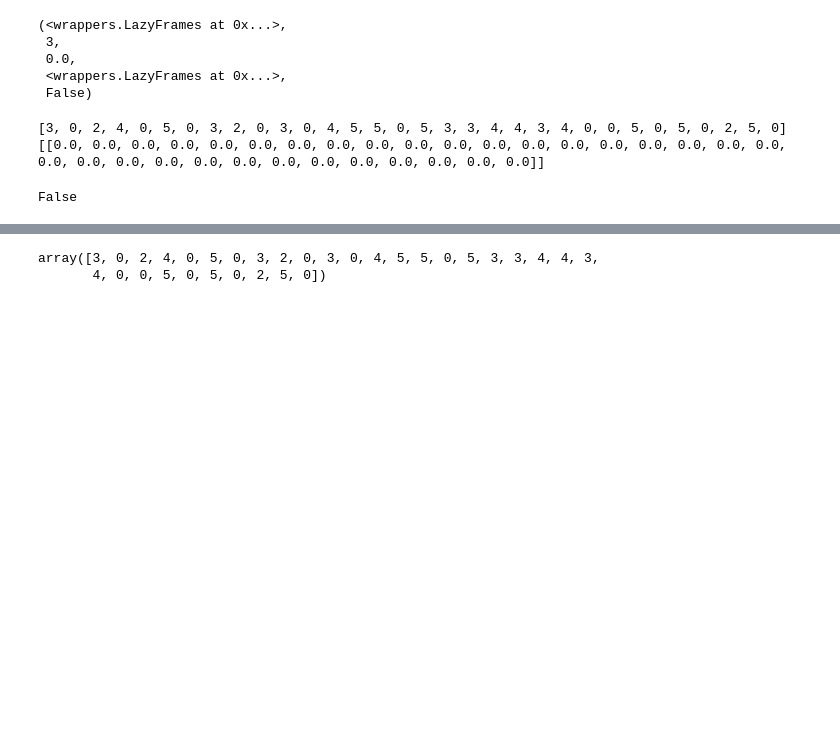
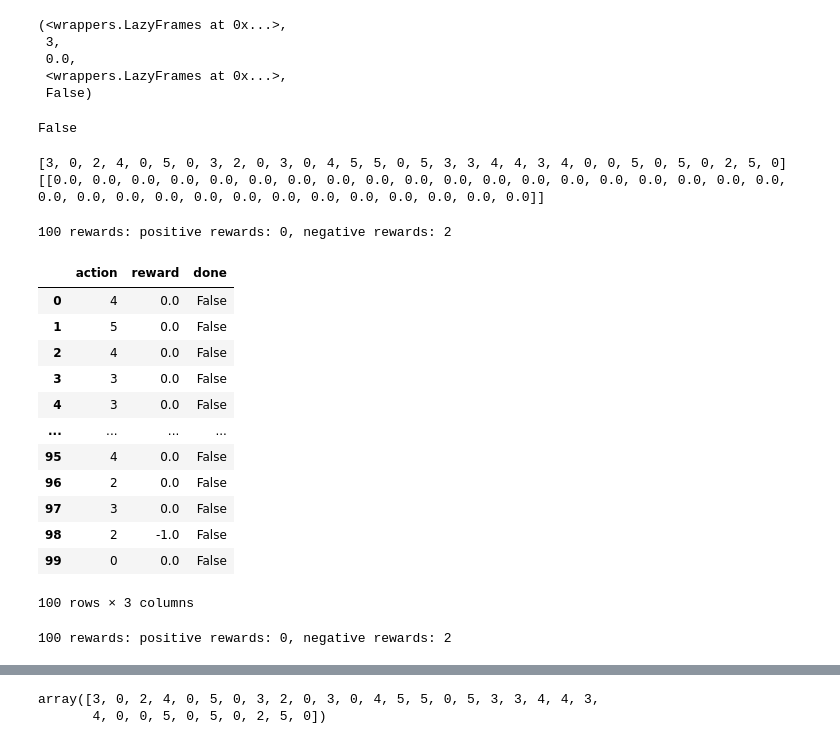
Before and after one commit to subrockmann/RL_playing_pong, a Jupyter notebook: OpenAI Gym- Pong.ipynb, the cells around one changed output, grey strips where cells are left out. Saved outputs shown, nothing was run; the diff lists cells and outputs as text; code cells hidden in the pictures; blank space fills up the shorter version.

Commit message:
feat: added replay buffer statistics

```diff
--- a/OpenAI Gym- Pong.ipynb
+++ b/OpenAI Gym- Pong.ipynb
@@ -256,3 +257,13 @@ print(action)
+# %%
+def data_stats(batch_actions, batch_rewards, batch_dones):
+    buffer_data = list(zip(batch_actions, batch_rewards, batch_dones))
+    df = pd.DataFrame(buffer_data, columns =["action", "reward", "done"])
+    num_neg_rewards = len(df[df["reward"] == -1])
+    num_zero_rewards = len(df[df["reward"] == 0])
+    num_pos_rewards = len(df[df["reward"] == 1])
+    print(f"{num_neg_rewards + num_pos_rewards+ num_zero_rewards} rewards: positive rewards: {num_pos_rewards}, negative rewards: {num_neg_rewards}")
+
+    return df, num_neg_rewards, num_zero_rewards, num_pos_rewards
 # %%
 n_actions = 6
 input_size = (84,84,4)
@@ -569 +663,3 @@ targe
 KeyboardInterrupt:
+# %%
+df, _,_,_ =agent.replay_buffer_stats()
@@ -569,0 +668,3 @@ KeyboardInterrupt:
+# %%
+reward_index = list(df.loc[(df.reward == -1) | (df.reward == 1)].index)
+reward_index
@@ -569,0 +681,3 @@ KeyboardInterrupt:
+# %%
+for index in reward_index:
+    agent.reward_replay_buffer.append(agent.replay_buffer[index])
@@ -589,14 +716,6 @@ batch[0]
  0.0,
  <wrappers.LazyFrames at 0x...>,
  False)
-# %%
-action_batch = [item[1] for item in batch]
-print(action_batch)
-reward_batch =[[item[2] for item in batch]]
-print(reward_batch)
-# %% [output]
-[3, 0, 2, 4, 0, 5, 0, 3, 2, 0, 3, 0, 4, 5, 5, 0, 5, 3, 3, 4, 4, 3, 4, 0, 0, 5, 0, 5, 0, 2, 5, 0]
-[[0.0, 0.0, 0.0, 0.0, 0.0, 0.0, 0.0, 0.0, 0.0, 0.0, 0.0, 0.0, 0.0, 0.0, 0.0, 0.0, 0.0, 0.0, 0.0, 0.0, 0.0, 0.0, 0.0, 0.0, 0.0, 0.0, 0.0, 0.0, 0.0, 0.0, 0.0, 0.0]]
 # %%
 1 in reward_batch
 # %% [output]
@@ -605,3 +724,40 @@ False
 buffer_actions = [item[1] for item in agent.replay_buffer]
 buffer_rewards = [item[2] for item in agent.replay_buffer]
 buffer_dones = [item[4] for item in agent.replay_buffer]
+# %%
+action_batch = [item[1] for item in batch]
+print(action_batch)
+reward_batch =[[item[2] for item in batch]]
+print(reward_batch)
+# %% [output]
+[3, 0, 2, 4, 0, 5, 0, 3, 2, 0, 3, 0, 4, 5, 5, 0, 5, 3, 3, 4, 4, 3, 4, 0, 0, 5, 0, 5, 0, 2, 5, 0]
+[[0.0, 0.0, 0.0, 0.0, 0.0, 0.0, 0.0, 0.0, 0.0, 0.0, 0.0, 0.0, 0.0, 0.0, 0.0, 0.0, 0.0, 0.0, 0.0, 0.0, 0.0, 0.0, 0.0, 0.0, 0.0, 0.0, 0.0, 0.0, 0.0, 0.0, 0.0, 0.0]]
+# %%
+results = data_stats(buffer_actions, buffer_rewards, buffer_dones)
+# %% [output]
+100 rewards: positive rewards: 0, negative rewards: 2
+# %%
+buffer_data = list(zip(buffer_actions, buffer_rewards, buffer_dones))
+df = pd.DataFrame(buffer_data, columns =["action", "reward", "done"])
+df
+# %% [output]
+|  | action | reward | done |
+| 0 | 4 | 0.0 | False |
+| 1 | 5 | 0.0 | False |
+| 2 | 4 | 0.0 | False |
+| 3 | 3 | 0.0 | False |
+| 4 | 3 | 0.0 | False |
+| ... | ... | ... | ... |
+| 95 | 4 | 0.0 | False |
+| 96 | 2 | 0.0 | False |
+| 97 | 3 | 0.0 | False |
+| 98 | 2 | -1.0 | False |
+| 99 | 0 | 0.0 | False |
+100 rows × 3 columns
+# %%
+num_neg_rewards = len(df[df["reward"] == -1])
+num_zero_rewards = len(df[df["reward"] == 0])
+num_pos_rewards = len(df[df["reward"] == 1])
+print(f"{num_neg_rewards + num_pos_rewards+ num_zero_rewards} rewards: positive rewards: {num_pos_rewards}, negative rewards: {num_neg_rewards}")
+# %% [output]
+100 rewards: positive rewards: 0, negative rewards: 2
```
Also changed, not shown: parts of 15 cells of this notebook.
